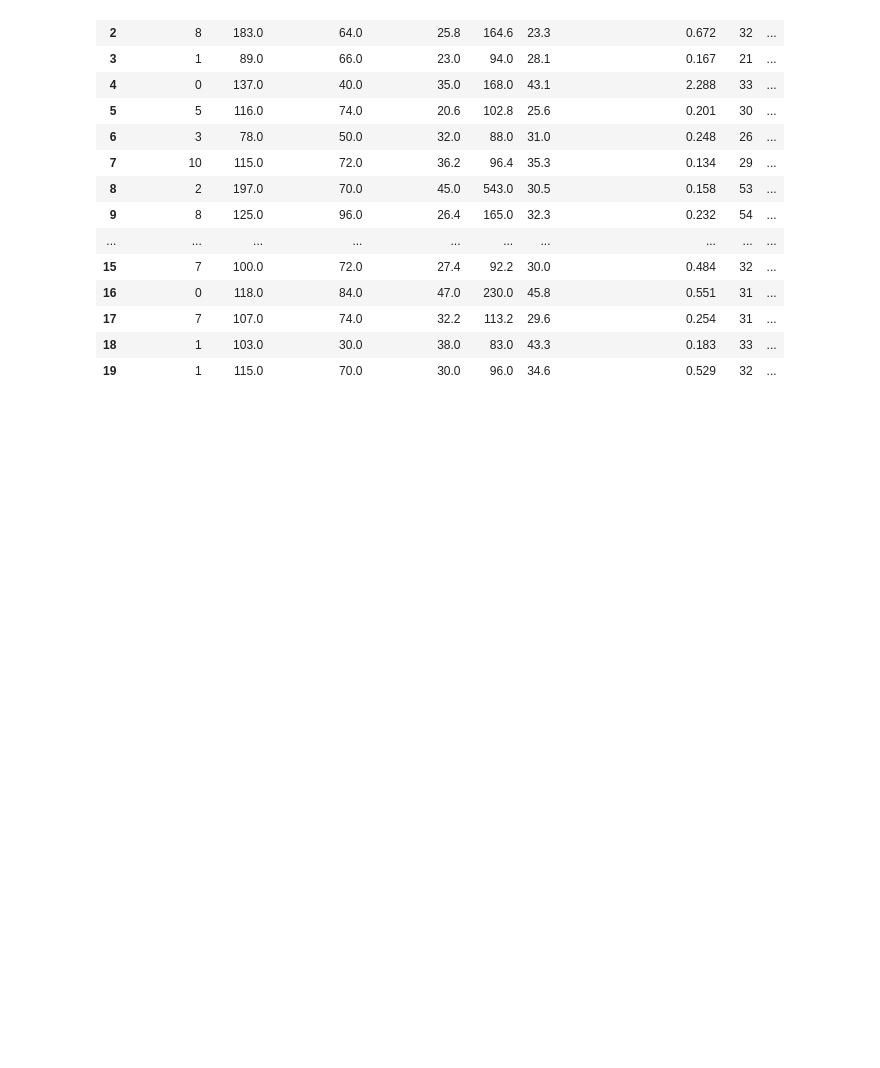
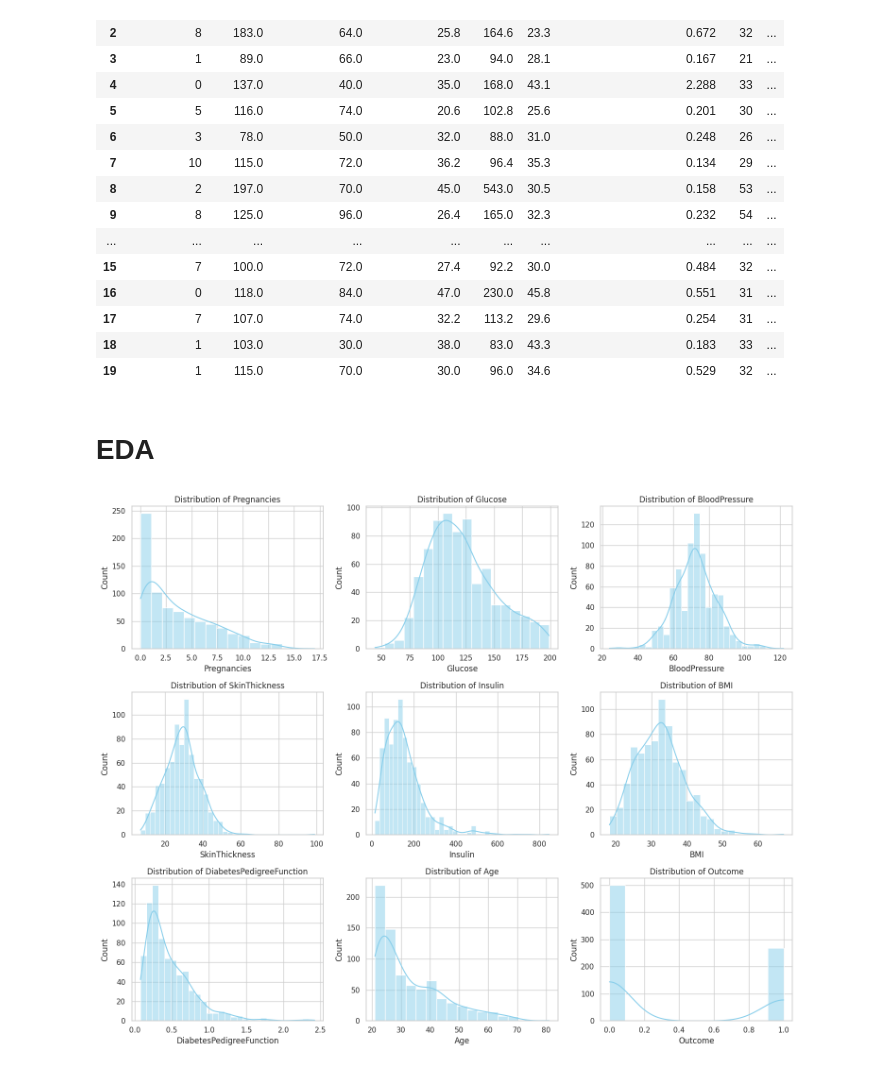
Before and after one commit to alabhastam/Diabetes-prediction, a Jupyter notebook: main.ipynb, the cells around one changed output. Cells and saved outputs as stored; diff of their text form; code cells hidden in the pictures; blank space fills up the shorter version.

```diff
--- a/main.ipynb
+++ b/main.ipynb
@@ -164,3 +164,22 @@ df.head(20)
 | 17 | 7 | 107.0 | 74.0 | 32.2 | 113.2 | 29.6 | 0.254 | 31 | ... |
 | 18 | 1 | 103.0 | 30.0 | 38.0 | 83.0 | 43.3 | 0.183 | 33 | ... |
 | 19 | 1 | 115.0 | 70.0 | 30.0 | 96.0 | 34.6 | 0.529 | 32 | ... |
+# %% [markdown]
+# EDA
+# %%
+import matplotlib.pyplot as plt
+import seaborn as sns
+import warnings
+warnings.filterwarnings("ignore")
+sns.set(style="whitegrid")
+# %%
+# 1️⃣ Histogram for all features
+fig, axes = plt.subplots(nrows=3, ncols=3, figsize=(15, 12))
+axes = axes.flatten()
+for i, col in enumerate(df.columns):
+    sns.histplot(df[col], kde=True, ax=axes[i], color='skyblue')
+    axes[i].set_title(f'Distribution of {col}', fontsize=12)
+plt.tight_layout()
+plt.show()
+# %% [output]
+[figure, added]
```
Also changed, not shown: parts of 5 cells of this notebook.
